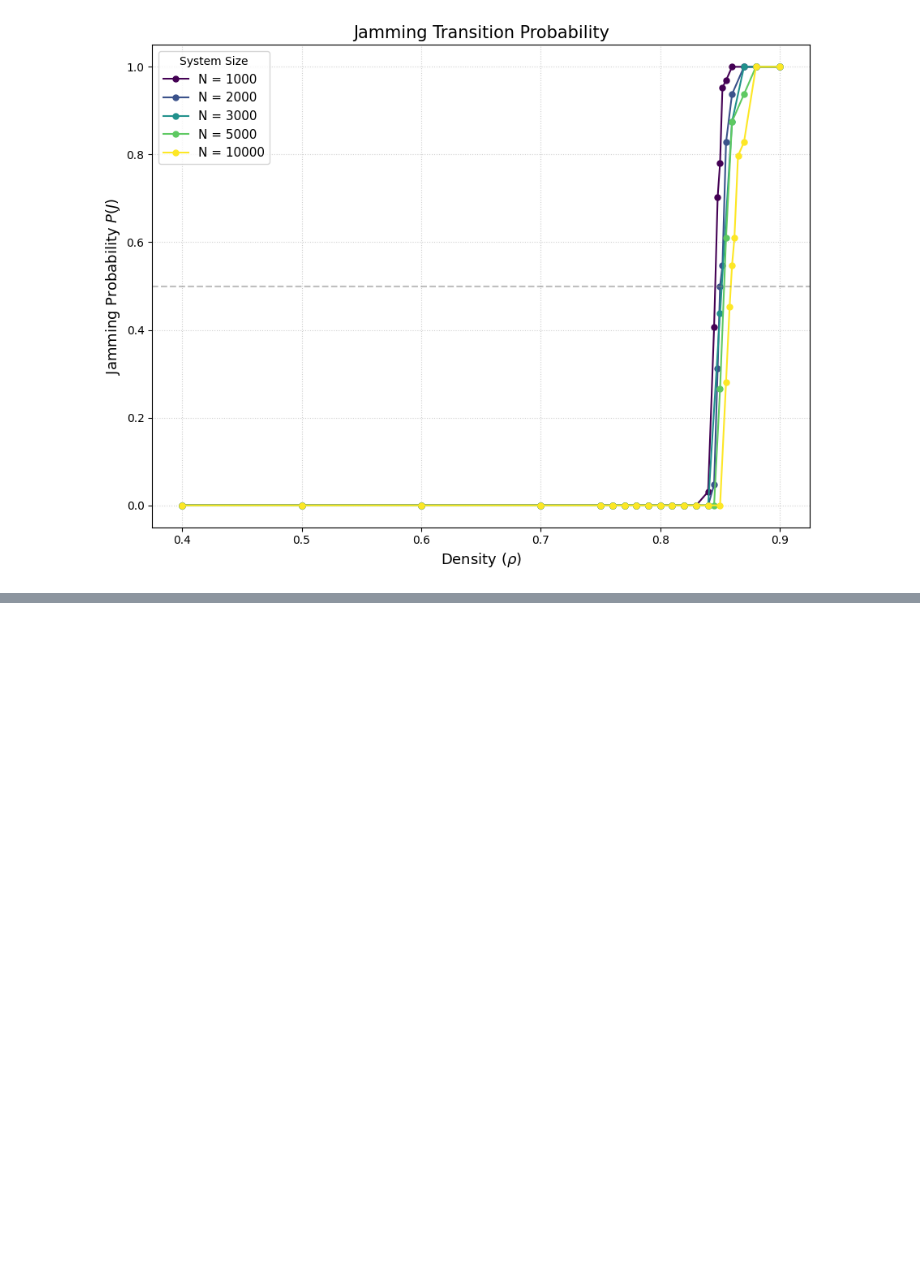
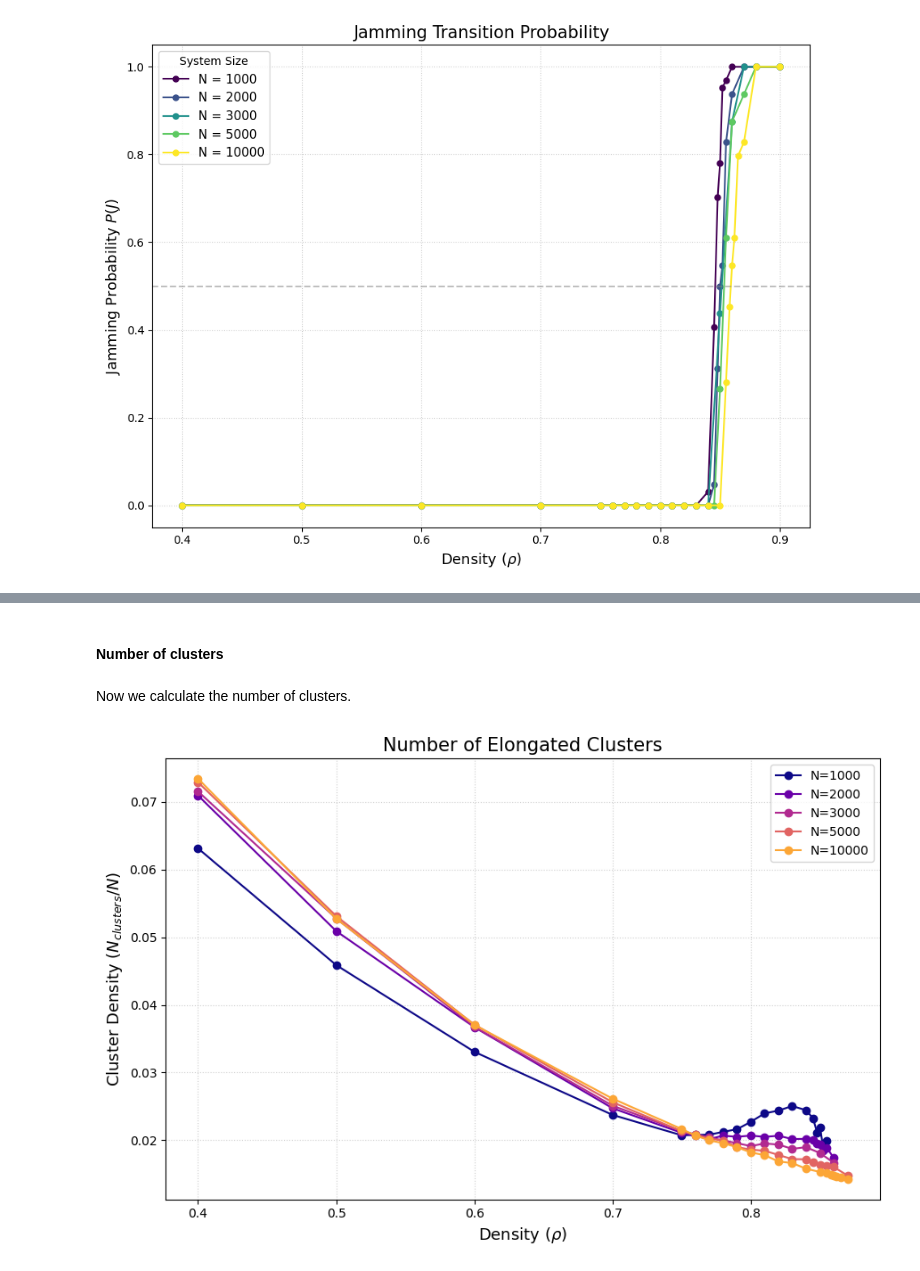
Before and after one commit to gonzaloangaut/oncostreams_analysis, a Jupyter notebook: classification_jamming.ipynb, the cells around one changed output, grey strips where cells are left out. Drawn from its saved outputs; the diff is of its cells as text; code cells hidden in the pictures; blank space fills up the shorter version.

```diff
--- a/classification_jamming.ipynb
+++ b/classification_jamming.ipynb
@@ -737,0 +1054,28 @@ plt.show()
+# %% [markdown]
+#### Number of clusters
+# %% [markdown]
+Now we calculate the number of clusters.
+# %%
+plt.figure(figsize=(9, 6))
+colors = plt.cm.plasma(np.linspace(0, 0.8, len(Ns)))
+
+for i, N in enumerate(Ns):
+    subset = df_unjammed[df_unjammed['N'] == N]
+
+    # Number of elongated clusters
+    plt.plot(subset['rho'], subset['n_clusters_elong'] / N, 'o-',
+             color=colors[i], label=f'N={N}')
+
+plt.xlabel(r"Density ($\rho$)", fontsize=13)
+plt.ylabel(r"Cluster Density ($N_{clusters} / N$)", fontsize=13)
+plt.title("Number of Elongated Clusters", fontsize=15)
+plt.grid(True, linestyle=':', alpha=0.6)
+plt.legend()
+plt.tight_layout()
+
+graph_path = "graphs/jamming/clusters_elongated/cluster_density_elongated.png"
+os.makedirs(os.path.dirname(graph_path), exist_ok=True)
+plt.savefig(graph_path, dpi=600)
+plt.show()
+# %% [output]
+[figure, added]
```
Also changed, not shown: parts of 29 cells of this notebook, 9 other files.
